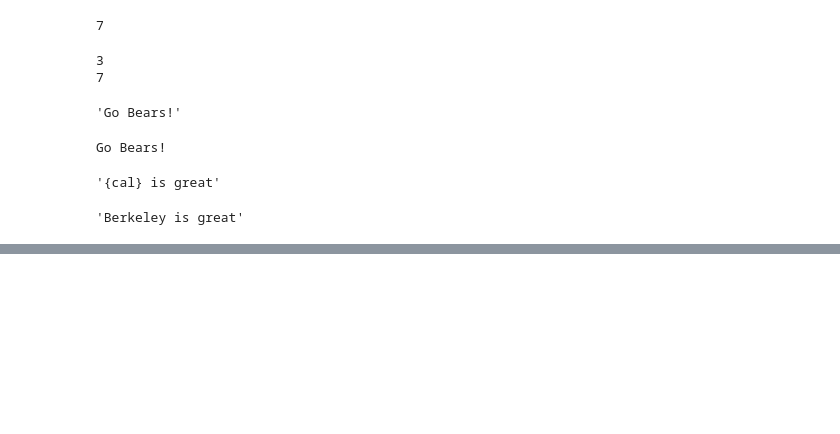
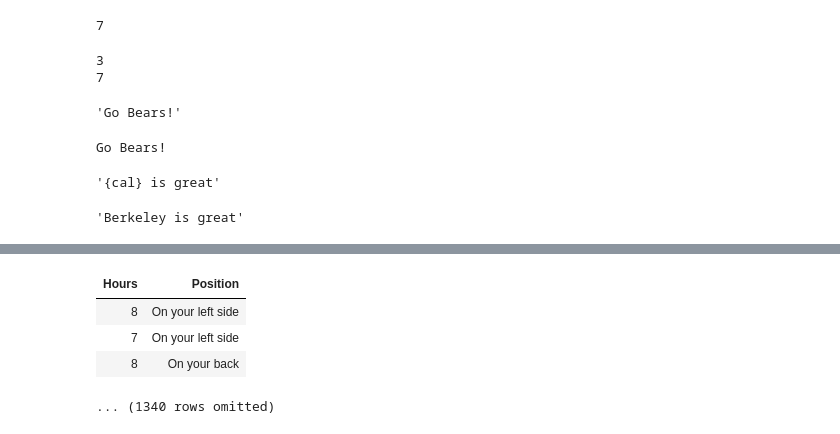
Before and after one commit to RHC-DSCI-100/Lecture-Notes, a Jupyter notebook: lecture/lec05_instructor.ipynb, the cells around one changed output, grey strips where cells are left out. Saved outputs shown, nothing was run; the diff lists cells and outputs as text; code cells hidden in the pictures; blank space fills up the shorter version.

```diff
--- a/lecture/lec05_instructor.ipynb
+++ b/lecture/lec05_instructor.ipynb
@@ -436,0 +477,12 @@ print(f'{warriors.column("name").item(0)} is pretty great too')
+# %%
+# Create a table with only the two sleep-related columns,
+# with names 'Hours' and 'Position'
+two_col = welcome.select('Hours of sleep', 'Sleep position')
+sleep = two_col.relabeled(0, 'Hours').relabeled(1, 'Position')
+sleep.show(3)
+# %% [output]
+| Hours | Position |
+| 8 | On your left side |
+| 7 | On your left side |
+| 8 | On your back |
+... (1340 rows omitted)
```
Also changed, not shown: parts of 13 cells of this notebook.
